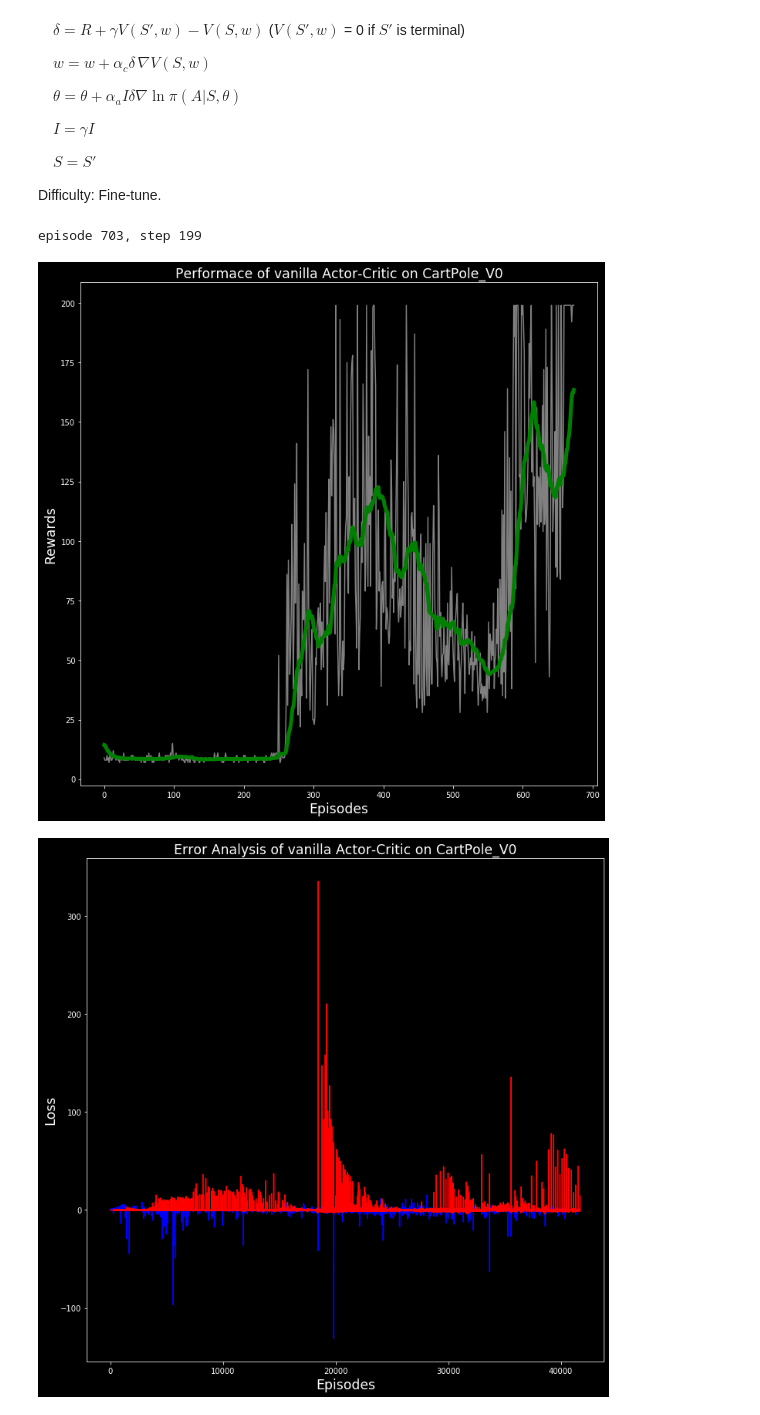
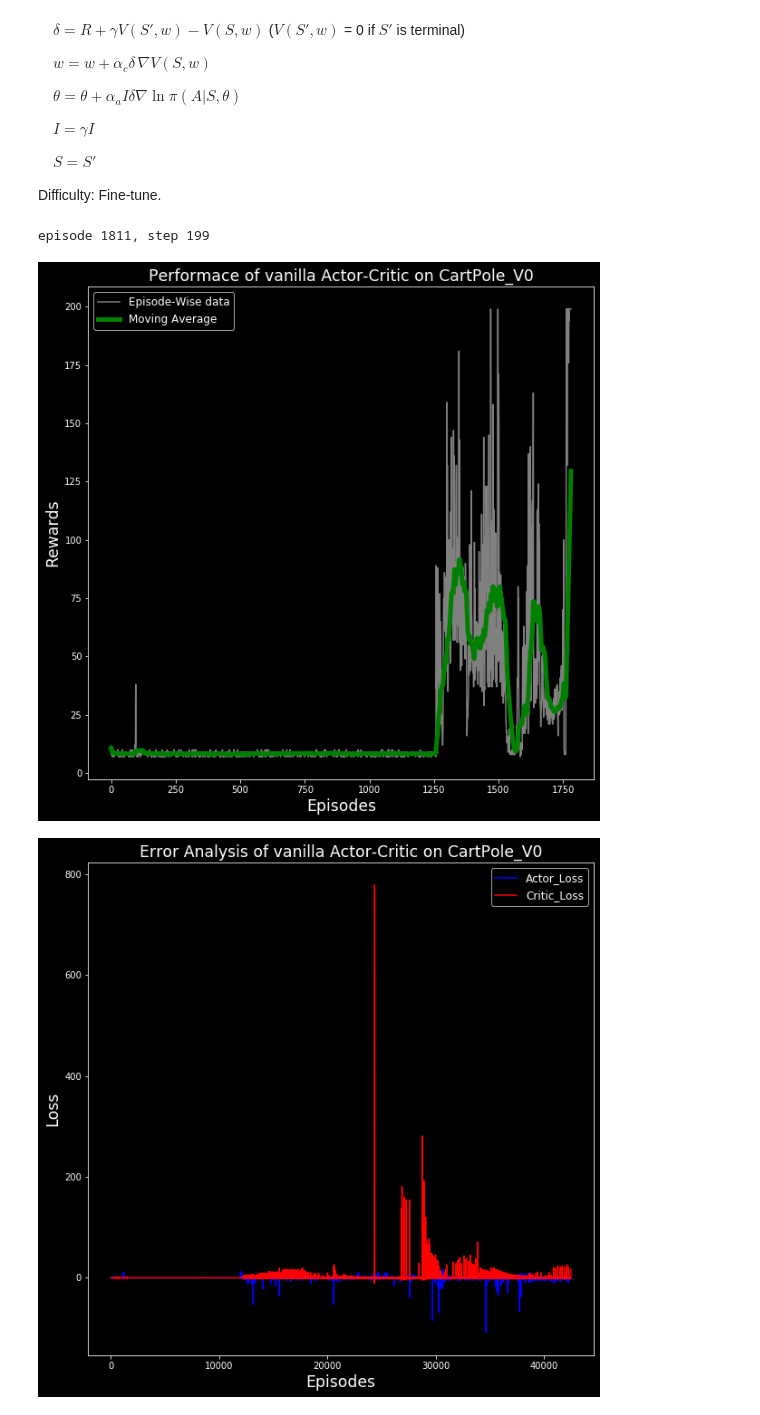
Before and after one commit to LyWangPX/Reinforcement_Learning_Coding_Examples, a Jupyter notebook: PyTorch/CartPole/Plain-Actor-Critic/pyTorch_CartPole_Vanilla_Actor_Critic.ipynb, the cells around one changed output. Drawn from its saved outputs; the diff is of its cells as text; code cells hidden in the pictures.

Commit message:
Update Graphs

```diff
--- a/PyTorch/CartPole/Plain-Actor-Critic/pyTorch_CartPole_Vanilla_Actor_Critic.ipynb
+++ b/PyTorch/CartPole/Plain-Actor-Critic/pyTorch_CartPole_Vanilla_Actor_Critic.ipynb
@@ -64,7 +64,7 @@ alpha_c = 0.01
 steps = []
 A_loss = []
 C_loss = []
-for episode in range(1000):
+for episode in range(10000):
     I = 1
     for step in range(200):
         #-----lines below are line-corresponding to the original algorithm----
@@ -89,37 +89,39 @@ for episode in range(1000):
         I = gamma*I
         loss = Actor_Loss + Critic_Loss
         # ----- loss computaion ends-------
         actor.zero_grad()
         loss.backward()
         optimizer_actor.step()
         if done:
             steps.append(step)
             print(f'episode {episode}, step {step}', end='\r')
             obs = env.reset()
             break
     if np.mean(steps[-20:]) > 180:
         break
 mid = []
 interval = 30
 plt.style.use('dark_background')
 for i in range(len(steps) - interval):
     mid.append(np.mean(steps[i:i+interval+1]))
-plt.figure(figsize=(12,12))
+plt.figure(figsize=(10,10))
 plt.title('Performace of vanilla Actor-Critic on CartPole_V0',fontsize = 'xx-large')
 plt.xlabel('Episodes', fontsize = 'xx-large')
 plt.ylabel('Rewards',fontsize = 'xx-large')
 x_fit = list(range(len(steps) - interval))
-plt.plot(x_fit, steps[interval:], '-', c = 'gray', label='Reward')
-plt.plot(mid, '-', c= 'green', linewidth = 5, label='Moving Average Reward')
+plt.plot(x_fit, steps[interval:], '-', c = 'gray', label='Episode-Wise data')
+plt.plot(mid, '-', c= 'green', linewidth = 5, label='Moving Average')
+plt.legend(loc="best",prop={'size': 12})
 plt.show()
-plt.figure(figsize=(12,12))
+plt.figure(figsize=(10,10))
 plt.title('Error Analysis of vanilla Actor-Critic on CartPole_V0',fontsize = 'xx-large')
 plt.xlabel('Episodes', fontsize = 'xx-large')
 plt.ylabel('Loss',fontsize = 'xx-large')
 plt.plot(A_loss, c = 'blue', label = 'Actor_Loss')
 plt.plot(C_loss, c = 'red', label = 'Critic_Loss')
+plt.legend(loc="best",prop={'size': 12})
 plt.show()
 # %% [output]
-episode 703, step 199
+episode 1811, step 199
-[figure, old version]
+[figure, new version]
-[figure, old version]
+[figure, new version]
```
